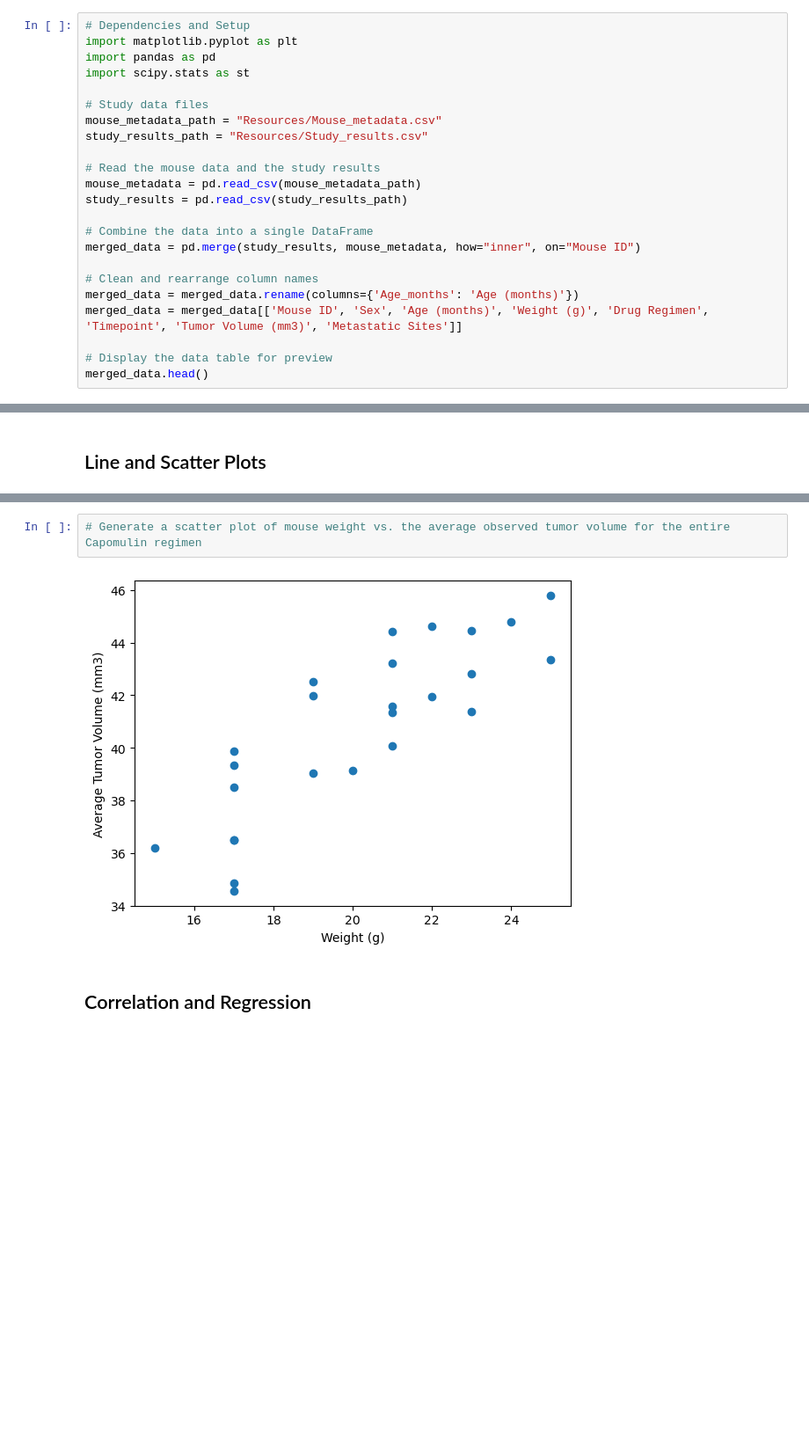
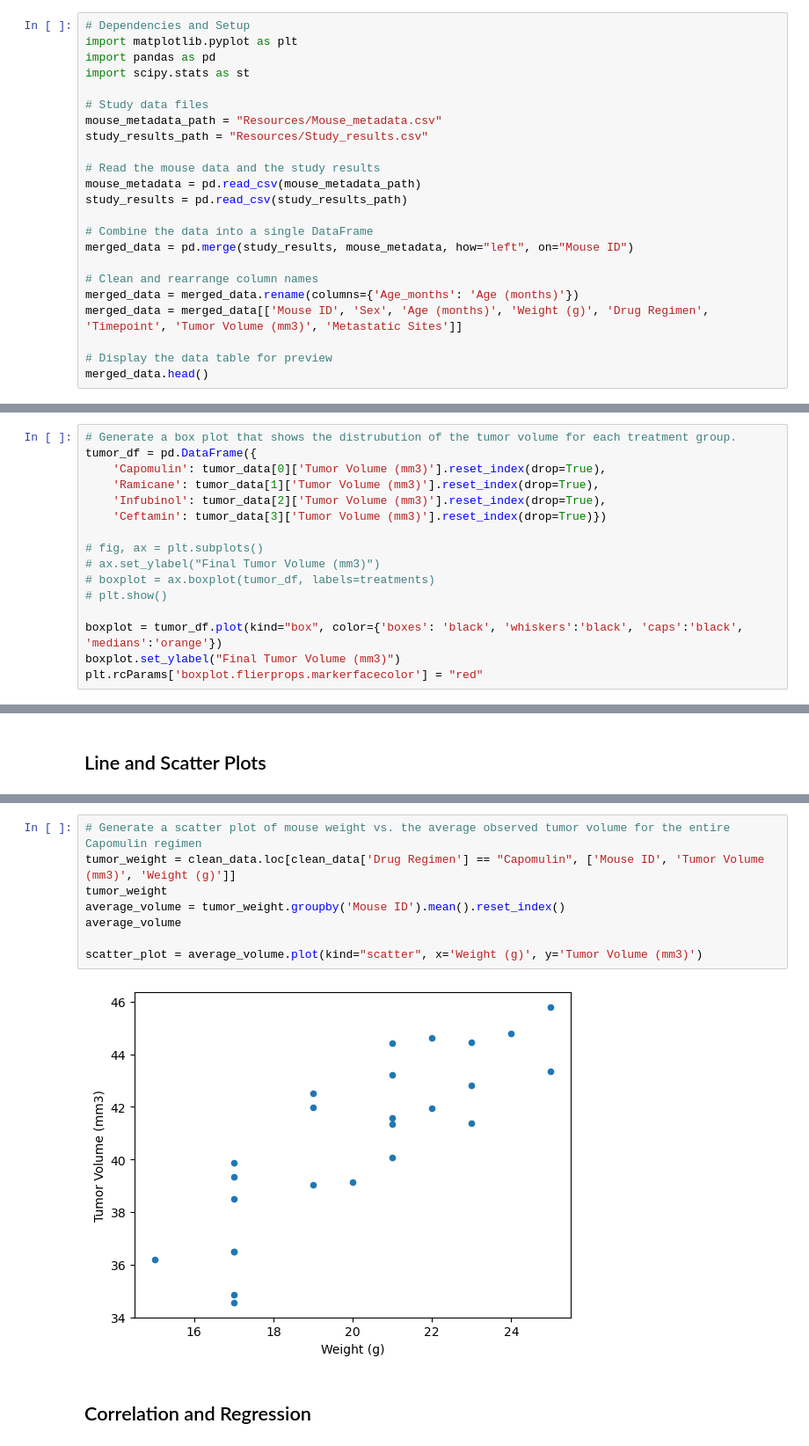
Before and after one commit to alyssahondrade/matplotlib-challenge, a Jupyter notebook: pymaceuticals.ipynb, the cells around one changed output, grey strips where cells are left out. Shown at 88% size. Cells and saved outputs as stored; diff of their text form; blank space fills up the shorter version.

Commit message:
all plots complete

```diff
--- a/pymaceuticals.ipynb
+++ b/pymaceuticals.ipynb
@@ -20,7 +20,7 @@ mouse_metadata = pd.read_csv(mouse_metadata_path)
 study_results = pd.read_csv(study_results_path)
 
 # Combine the data into a single DataFrame
-merged_data = pd.merge(study_results, mouse_metadata, how="inner", on="Mouse ID")
+merged_data = pd.merge(study_results, mouse_metadata, how="left", on="Mouse ID")
 
 # Clean and rearrange column names
 merged_data = merged_data.rename(columns={'Age_months': 'Age (months)'})
@@ -341,0 +287,16 @@ Ceftamin's potential outliers: Series([], Name: Tumor Volume (mm3), dtype: float
+# %%
+# Generate a box plot that shows the distrubution of the tumor volume for each treatment group.
+tumor_df = pd.DataFrame({
+    'Capomulin': tumor_data[0]['Tumor Volume (mm3)'].reset_index(drop=True),
+    'Ramicane': tumor_data[1]['Tumor Volume (mm3)'].reset_index(drop=True),
+    'Infubinol': tumor_data[2]['Tumor Volume (mm3)'].reset_index(drop=True),
+    'Ceftamin': tumor_data[3]['Tumor Volume (mm3)'].reset_index(drop=True)})
+
+# fig, ax = plt.subplots()
+# ax.set_ylabel("Final Tumor Volume (mm3)")
+# boxplot = ax.boxplot(tumor_df, labels=treatments)
+# plt.show()
+
+boxplot = tumor_df.plot(kind="box", color={'boxes': 'black', 'whiskers':'black', 'caps':'black', 'medians':'orange'})
+boxplot.set_ylabel("Final Tumor Volume (mm3)")
+plt.rcParams['boxplot.flierprops.markerfacecolor'] = "red"
@@ -351,8 +318,14 @@ Ceftamin's potential outliers: Series([], Name: Tumor Volume (mm3), dtype: float
 [figure]
 # %%
 # Generate a scatter plot of mouse weight vs. the average observed tumor volume for the entire Capomulin regimen
+tumor_weight = clean_data.loc[clean_data['Drug Regimen'] == "Capomulin", ['Mouse ID', 'Tumor Volume (mm3)', 'Weight (g)']]
+tumor_weight
+average_volume = tumor_weight.groupby('Mouse ID').mean().reset_index()
+average_volume
+
+scatter_plot = average_volume.plot(kind="scatter", x='Weight (g)', y='Tumor Volume (mm3)')
 # %% [output]
-[figure, old version]
+[figure, new version]
 # %% [markdown]
 ## Correlation and Regression
 # %%
```
Also changed, not shown: parts of 21 cells of this notebook, 1 other file.
